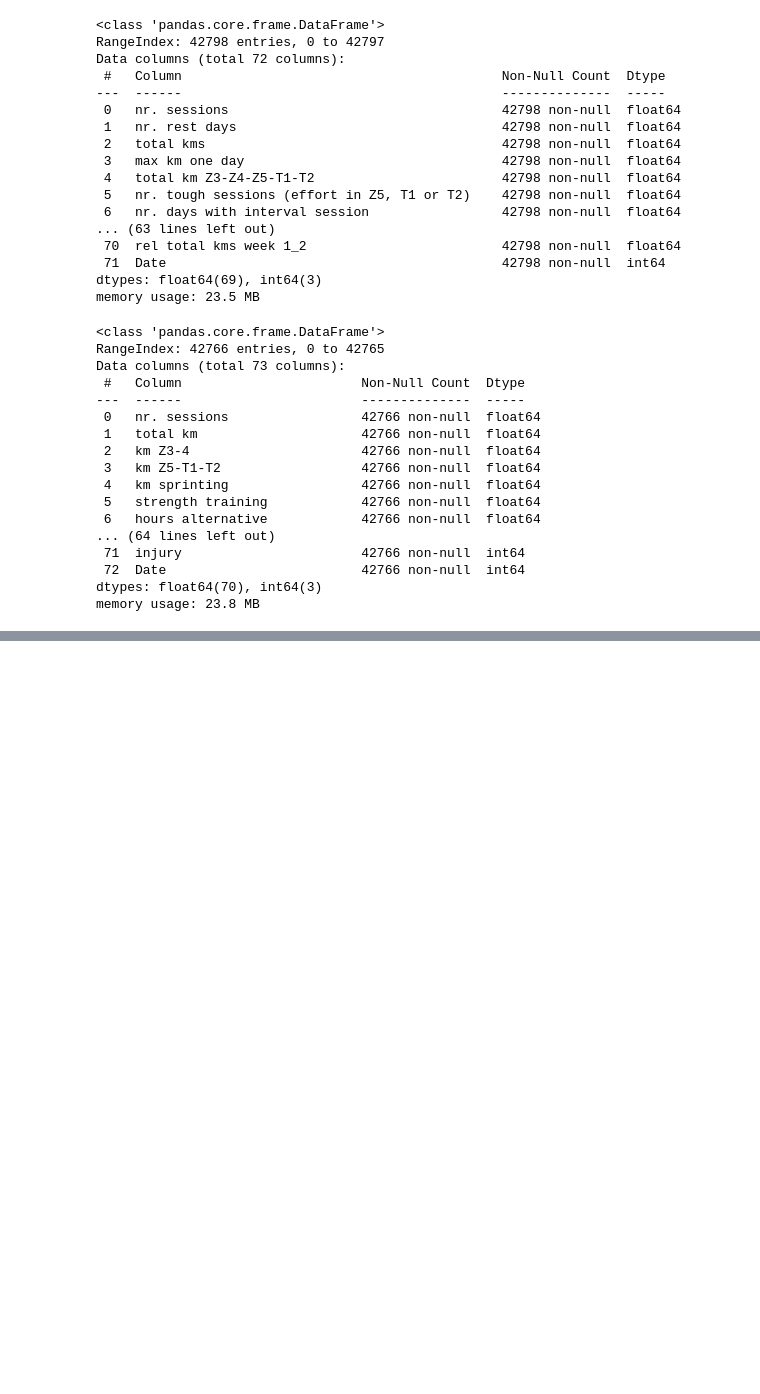
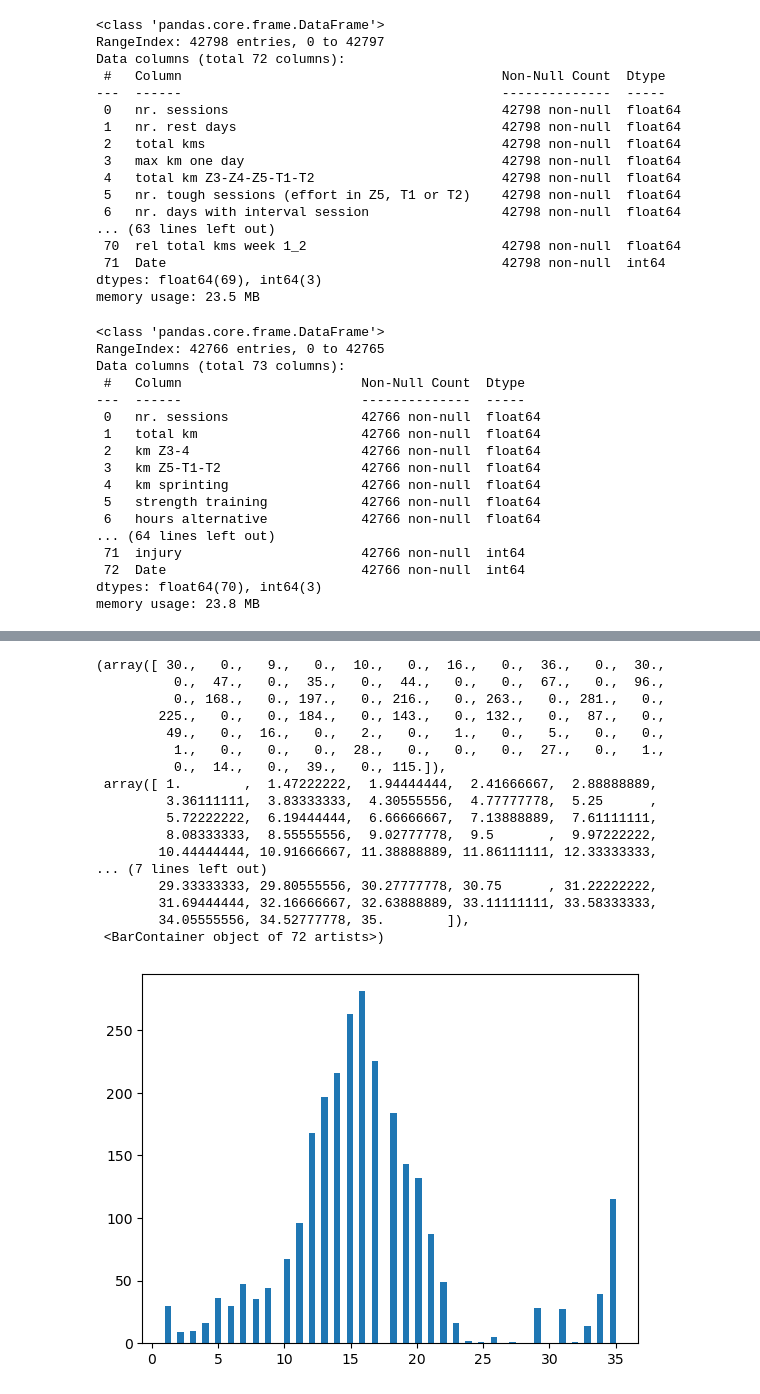
Before and after one commit to milooranm/RunningVolume_Injury, a Jupyter notebook: RunningVolume_Injury/notebooks/Early look at data.ipynb, the cells around one changed output, grey strips where cells are left out. Drawn from its saved outputs; the diff is of its cells as text; code cells hidden in the pictures; blank space fills up the shorter version.

```diff
--- a/RunningVolume_Injury/notebooks/Early look at data.ipynb
+++ b/RunningVolume_Injury/notebooks/Early look at data.ipynb
@@ -117,0 +241,23 @@ dfweek.info()
+# %%
+events_per_date = pd.DataFrame(dfday['Date'].value_counts())
+events_per_date
+plt.hist(events_per_date['Date'],bins=72)
+# %% [output]
+(array([ 30.,   0.,   9.,   0.,  10.,   0.,  16.,   0.,  36.,   0.,  30.,
+          0.,  47.,   0.,  35.,   0.,  44.,   0.,   0.,  67.,   0.,  96.,
+          0., 168.,   0., 197.,   0., 216.,   0., 263.,   0., 281.,   0.,
+        225.,   0.,   0., 184.,   0., 143.,   0., 132.,   0.,  87.,   0.,
+         49.,   0.,  16.,   0.,   2.,   0.,   1.,   0.,   5.,   0.,   0.,
+          1.,   0.,   0.,   0.,  28.,   0.,   0.,   0.,  27.,   0.,   1.,
+          0.,  14.,   0.,  39.,   0., 115.]),
+ array([ 1.        ,  1.47222222,  1.94444444,  2.41666667,  2.88888889,
+         3.36111111,  3.83333333,  4.30555556,  4.77777778,  5.25      ,
+         5.72222222,  6.19444444,  6.66666667,  7.13888889,  7.61111111,
+         8.08333333,  8.55555556,  9.02777778,  9.5       ,  9.97222222,
+        10.44444444, 10.91666667, 11.38888889, 11.86111111, 12.33333333,
+... (7 lines left out)
+        29.33333333, 29.80555556, 30.27777778, 30.75      , 31.22222222,
+        31.69444444, 32.16666667, 32.63888889, 33.11111111, 33.58333333,
+        34.05555556, 34.52777778, 35.        ]),
+ <BarContainer object of 72 artists>)
+[figure, added]
```
Also changed, not shown: parts of 25 cells of this notebook, 1 other file.
